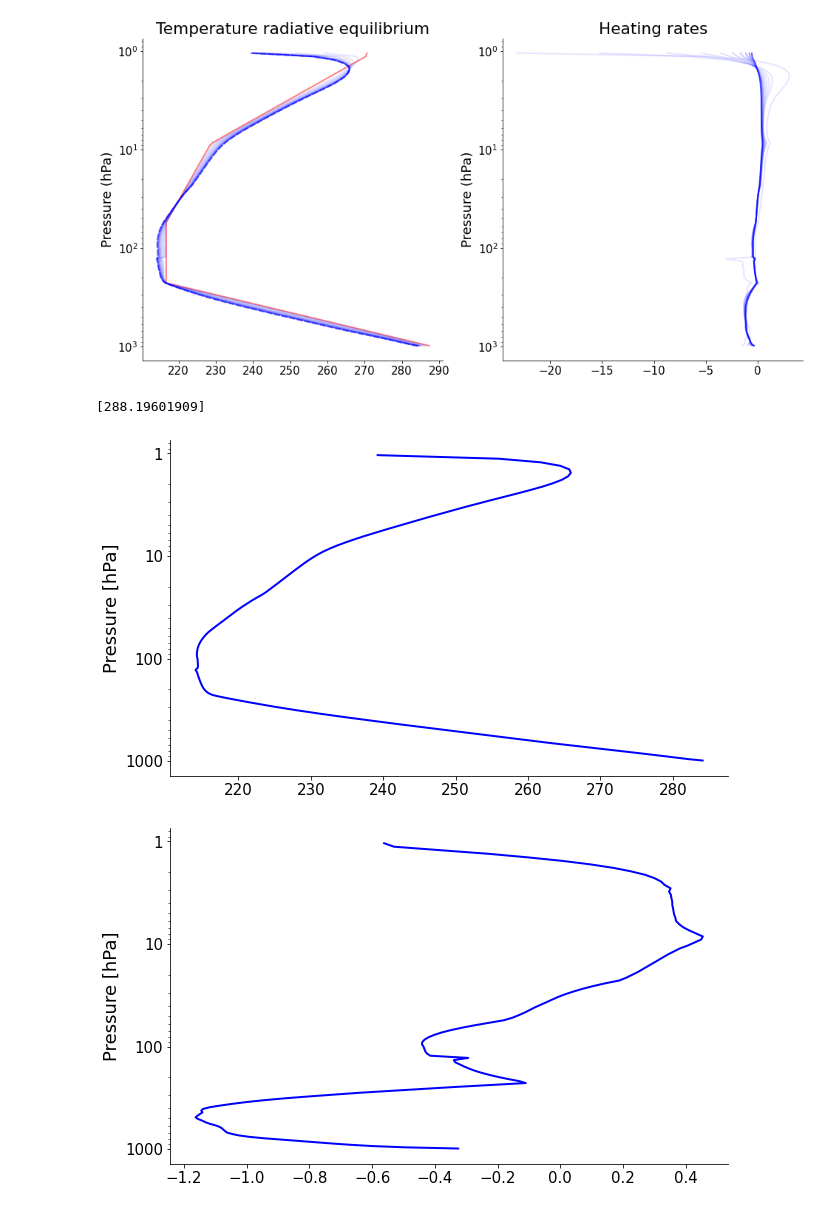
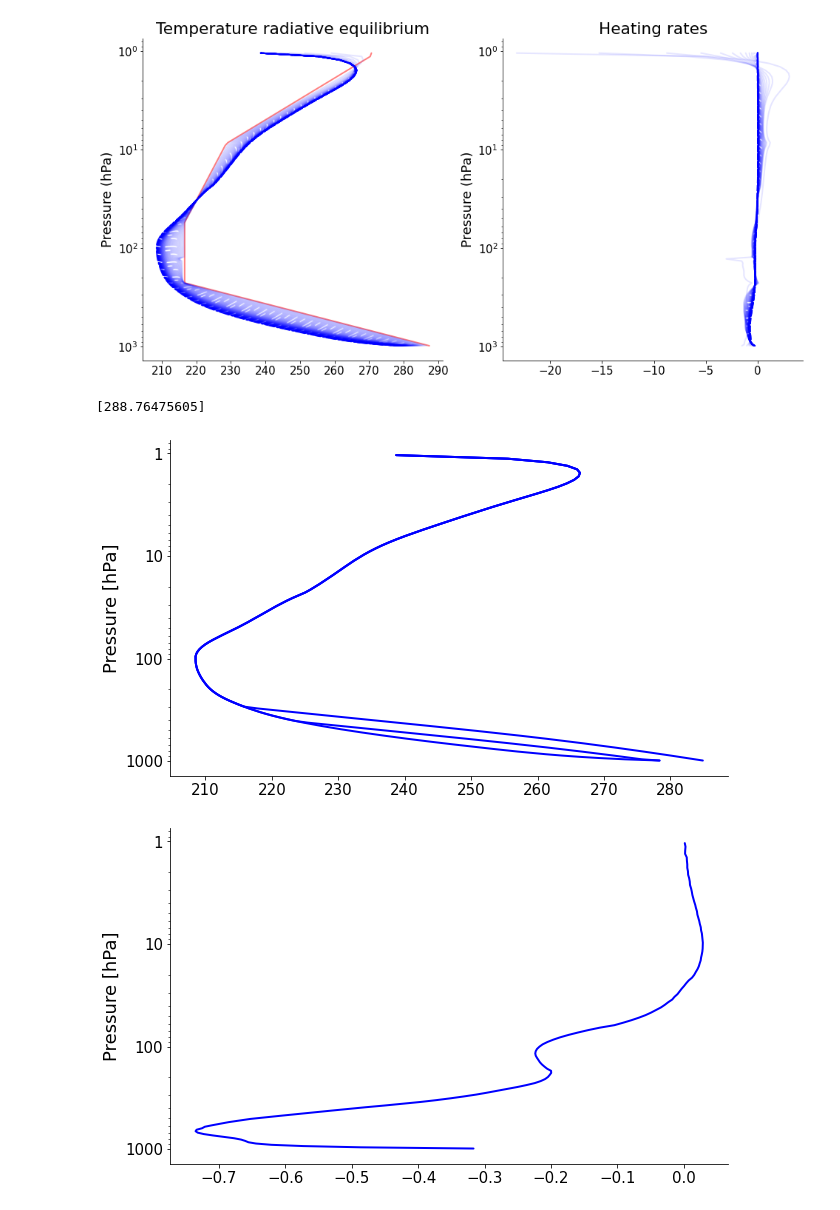
Before and after one commit to VayredaLluc/Master-s-theis, a Jupyter notebook: konrad_rce_test.ipynb, the cells around one changed output. Drawn from its saved outputs; the diff is of its cells as text; code cells hidden in the pictures.

```diff
--- a/konrad_rce_test.ipynb
+++ b/konrad_rce_test.ipynb
@@ -50,7 +55,7 @@ def rh_to_mmr(rh,T,p):
     return mixing_ratio
 
 def rh_to_vmr(rh,T,p):
-    mixing_ratio = np.maximum(5e-6,konrad.physics.relative_humidity2vmr(RH,p,T))
+    mixing_ratio = np.maximum(5e-6,konrad.physics.relative_humidity2vmr(rh,p,T))
 
     return mixing_ratio
 
@@ -63,3 +68,9 @@ def vmr_to_mmr(vmr):
     mass_mix = vmr*eps
 
     return mass_mix
+
+def energy_to_water(energy):#kg m-2
+    #if energy is in J s-1 m-2, comes back as kg s-1 m-2, ie, mm s-1 of precipitation
+    # mass_atm = (p[0]-p[-1])/g
+    mass_w = energy/Lv #* mass_atm
+    return mass_w
@@ -83,7 +212,7 @@ plots.profile_p_log(atmosphere['plev'],
                         atmosphere['T'][0], color = 'blue')
 plt.show()
 
-nsteps = 10
+nsteps = 50
 timestep = 0.5 #days
 
 fig, ax = plt.subplots(1,2, figsize=(16,8))
@@ -106,34 +235,38 @@ for i in range(nsteps):
     radiation.update_heatingrates(atmosphere = atmosphere,surface = surface,cloud=clearsky)
     atmosphere['T'] += radiation['net_htngrt'] * timestep
     net_rad_surface = (radiation['lw_flxd'][0,0] + radiation['sw_flxd'][0,0] -
                     (radiation['lw_flxu'][0,0] + radiation['sw_flxu'][0,0]))
     surface['temperature'] += (net_rad_surface - surface.heat_sink) * 60*60*24 * timestep / surface.heat_capacity
     atmosphere['H2O'][0] = rh_to_vmr(RH,atmosphere['T'][0],atmosphere['plev'])
 
     alpha = 0.1+0.8*(i/nsteps)**4
     ax[0].plot(atmosphere['T'][0], atmosphere['plev']/100,
                alpha = alpha, color = 'blue')
 
 
     ax[1].plot(radiation['net_htngrt'][0], atmosphere['plev']/100,
                alpha = alpha, color = 'blue')
 
 
 plt.show()
 
 print(surface['temperature'])
 fig, ax = plt.subplots()
 plots.profile_p_log(atmosphere['plev'],
                         atmosphere['T'][0], color = 'blue')
+plots.profile_p_log(atmosphere['plev'],
+                        moist_adiabat(atmosphere['plev'],atmosphere['T'][0,0],atmosphere['T'][0]), color = 'blue')
+plots.profile_p_log(atmosphere['plev'],
+                        moist_adiabat(atmosphere['plev'],286,atmosphere['T'][0]), color = 'blue')
 plt.show()
 
 fig, ax = plt.subplots()
 plots.profile_p_log(atmosphere['plev'],
                         radiation['net_htngrt'][0], color = 'blue')
 plt.show()
 # %% [output]
 [figure]
-[figure, old version]
+[figure, new version]
-[288.19601909]
+[288.76475605]
-[figure, old version]
+[figure, new version]
-[figure, old version]
+[figure, new version]
```
Also changed, not shown: parts of 11 cells of this notebook, 5 other files.
